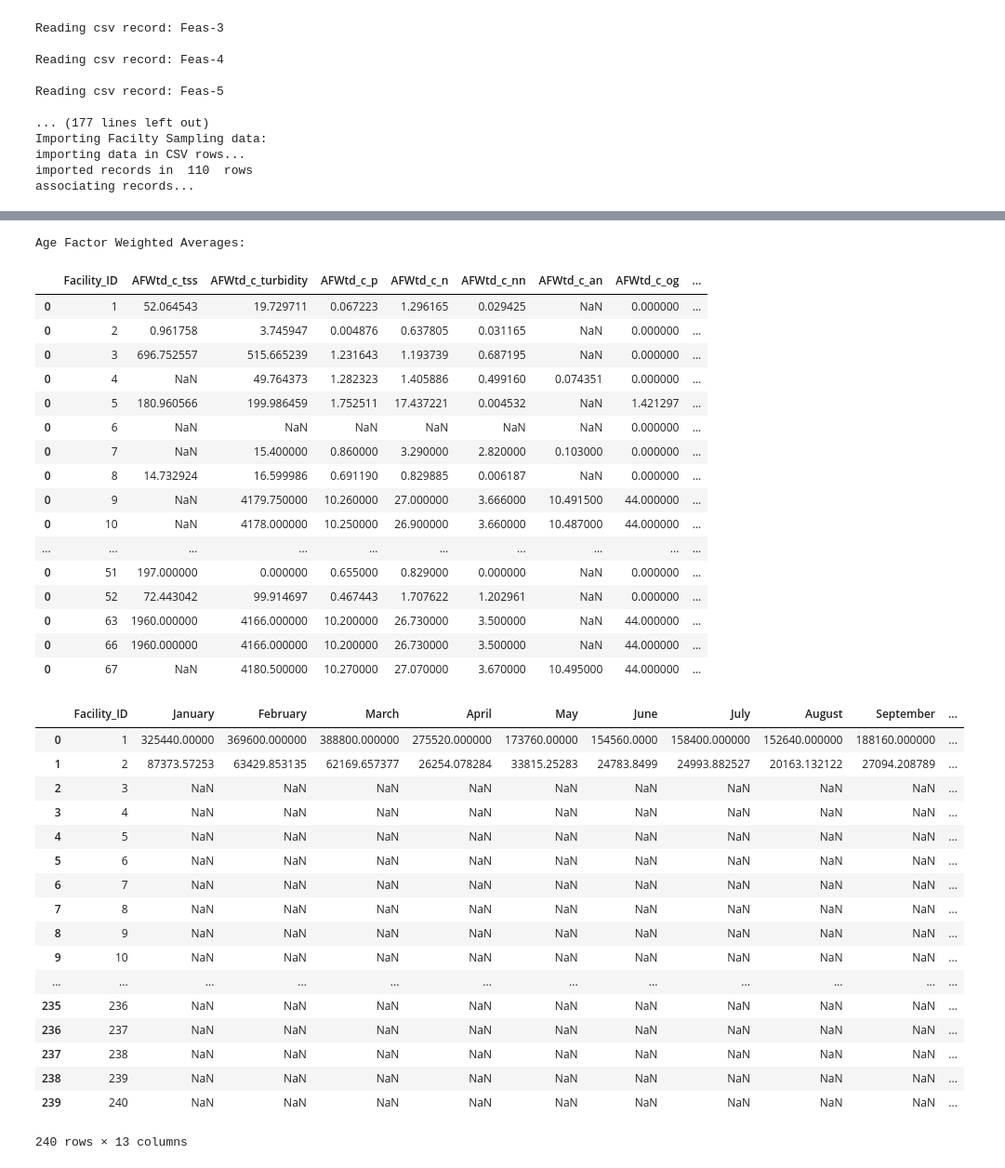
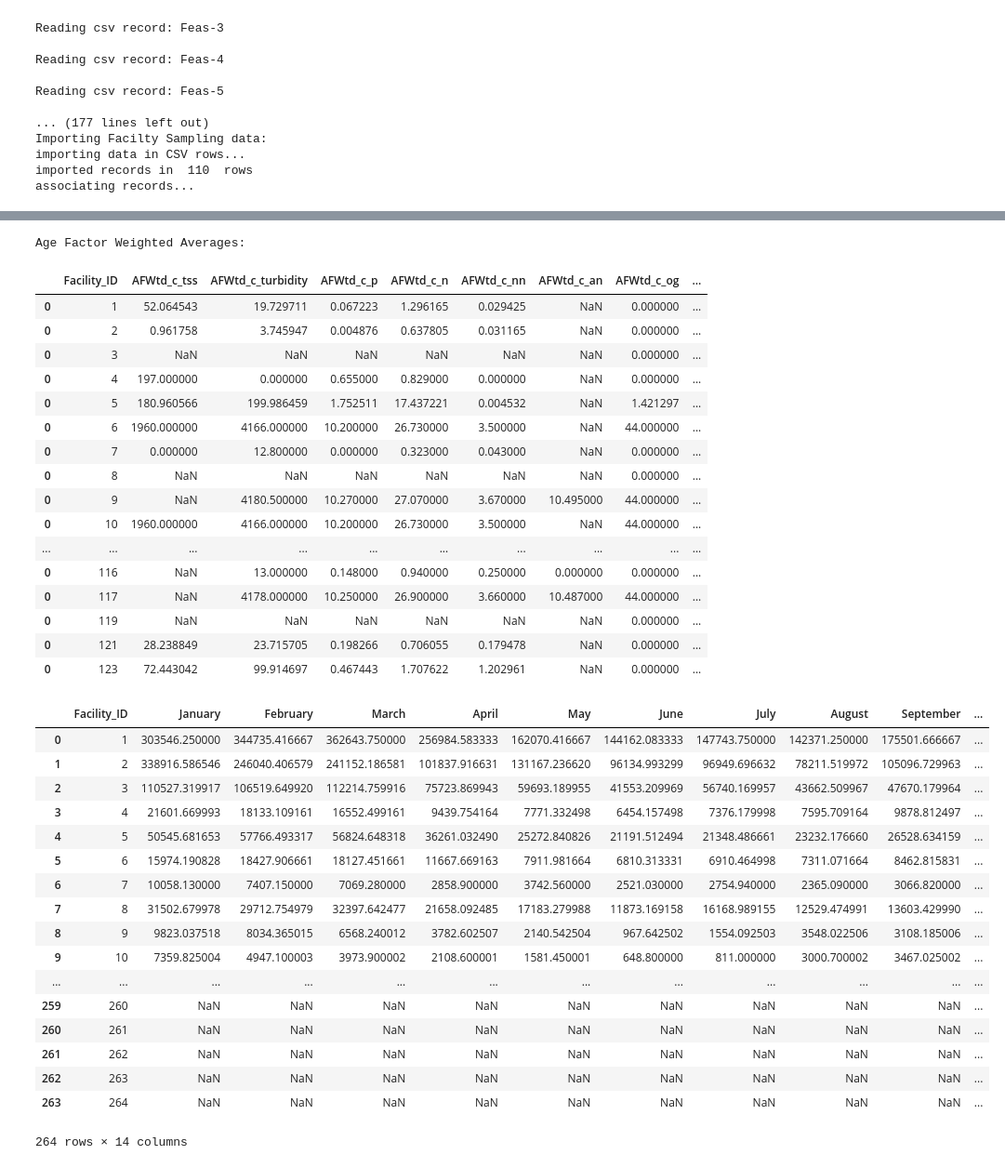
Before and after one commit to mallen69/Project_Sprint_7, a Jupyter notebook: Sprint03_Data_Operation/_jonhonda_dat/special_prj/Jon_Special_Project_v2.ipynb, the cells around one changed output, grey strips where cells are left out. Shown at 93% size. Drawn from its saved outputs; the diff is of its cells as text; code cells hidden in the pictures.

Commit message:
SP Update: Modify Rainfall Volume
include annual runoff volume, convert rainfall inches to feet

```diff
--- a/Sprint03_Data_Operation/_jonhonda_dat/special_prj/Jon_Special_Project_v2.ipynb
+++ b/Sprint03_Data_Operation/_jonhonda_dat/special_prj/Jon_Special_Project_v2.ipynb
@@ -419,7 +436,7 @@ Concentrations in excess of wet/dry season NELs
 106 rows × 15 columns
 # %%
 '''
-CALCULATE AGE FACTOR WEIGHTED AVERAGE FOR EACH CONSTITUENT:
+CALCULATE AGE FACTOR WEIGHTED AVERAGE FOR EACH CONSTITUENT EXCEEDANCE:
 
 Age factor acknowledges fact that more recent samples are a better representation of facility pollutant discharge
 (i.e. sampling data) and housekeeping-operations (i.e. inspections) realities. But, historic data as a whole also tells part
@@ -448,58 +465,61 @@ Age Factor Weighted Averages:
 |  | Facility_ID | AFWtd_c_tss | AFWtd_c_turbidity | AFWtd_c_p | AFWtd_c_n | AFWtd_c_nn | AFWtd_c_an | AFWtd_c_og | ... |
 | 0 | 1 | 52.064543 | 19.729711 | 0.067223 | 1.296165 | 0.029425 | NaN | 0.000000 | ... |
 | 0 | 2 | 0.961758 | 3.745947 | 0.004876 | 0.637805 | 0.031165 | NaN | 0.000000 | ... |
-| 0 | 3 | 696.752557 | 515.665239 | 1.231643 | 1.193739 | 0.687195 | NaN | 0.000000 | ... |
-| 0 | 4 | NaN | 49.764373 | 1.282323 | 1.405886 | 0.499160 | 0.074351 | 0.000000 | ... |
+| 0 | 3 | NaN | NaN | NaN | NaN | NaN | NaN | 0.000000 | ... |
+| 0 | 4 | 197.000000 | 0.000000 | 0.655000 | 0.829000 | 0.000000 | NaN | 0.000000 | ... |
 | 0 | 5 | 180.960566 | 199.986459 | 1.752511 | 17.437221 | 0.004532 | NaN | 1.421297 | ... |
-| 0 | 6 | NaN | NaN | NaN | NaN | NaN | NaN | 0.000000 | ... |
-| 0 | 7 | NaN | 15.400000 | 0.860000 | 3.290000 | 2.820000 | 0.103000 | 0.000000 | ... |
-| 0 | 8 | 14.732924 | 16.599986 | 0.691190 | 0.829885 | 0.006187 | NaN | 0.000000 | ... |
-| 0 | 9 | NaN | 4179.750000 | 10.260000 | 27.000000 | 3.666000 | 10.491500 | 44.000000 | ... |
-| 0 | 10 | NaN | 4178.000000 | 10.250000 | 26.900000 | 3.660000 | 10.487000 | 44.000000 | ... |
+| 0 | 6 | 1960.000000 | 4166.000000 | 10.200000 | 26.730000 | 3.500000 | NaN | 44.000000 | ... |
+| 0 | 7 | 0.000000 | 12.800000 | 0.000000 | 0.323000 | 0.043000 | NaN | 0.000000 | ... |
+| 0 | 8 | NaN | NaN | NaN | NaN | NaN | NaN | 0.000000 | ... |
+| 0 | 9 | NaN | 4180.500000 | 10.270000 | 27.070000 | 3.670000 | 10.495000 | 44.000000 | ... |
+| 0 | 10 | 1960.000000 | 4166.000000 | 10.200000 | 26.730000 | 3.500000 | NaN | 44.000000 | ... |
 | ... | ... | ... | ... | ... | ... | ... | ... | ... | ... |
-| 0 | 51 | 197.000000 | 0.000000 | 0.655000 | 0.829000 | 0.000000 | NaN | 0.000000 | ... |
-| 0 | 52 | 72.443042 | 99.914697 | 0.467443 | 1.707622 | 1.202961 | NaN | 0.000000 | ... |
-| 0 | 63 | 1960.000000 | 4166.000000 | 10.200000 | 26.730000 | 3.500000 | NaN | 44.000000 | ... |
-| 0 | 66 | 1960.000000 | 4166.000000 | 10.200000 | 26.730000 | 3.500000 | NaN | 44.000000 | ... |
-| 0 | 67 | NaN | 4180.500000 | 10.270000 | 27.070000 | 3.670000 | 10.495000 | 44.000000 | ... |
+| 0 | 116 | NaN | 13.000000 | 0.148000 | 0.940000 | 0.250000 | 0.000000 | 0.000000 | ... |
+| 0 | 117 | NaN | 4178.000000 | 10.250000 | 26.900000 | 3.660000 | 10.487000 | 44.000000 | ... |
+| 0 | 119 | NaN | NaN | NaN | NaN | NaN | NaN | 0.000000 | ... |
+| 0 | 121 | 28.238849 | 23.715705 | 0.198266 | 0.706055 | 0.179478 | NaN | 0.000000 | ... |
+| 0 | 123 | 72.443042 | 99.914697 | 0.467443 | 1.707622 | 1.202961 | NaN | 0.000000 | ... |
 # %%
 #calculate monthly runoff volumes in cubic feet for each facility.
 #hold data in dataframe called pd_RunoffVols
 import calendar
 
 #get facility imperviousness and area. order by Facility_ID so it's given in same order as monthly rain data dataframe
 q_facDat = session.query(Facility_Chars.id.label('Facility_ID'),
-                         Facility_Chars.Drainage_Area_Acres.label('Drn_Area'),
+                         Facility_Chars.Fac_Area,
                          Facility_Chars.Imperv.label('Imperv')).order_by('Facility_ID')
 pd_facDat = pd.read_sql(q_facDat.statement,session.bind)
 
 #get monthly rain data for each facility. order by facility_id so order matches facility data dataframe
 q_rain = session.query(Facility_Chars.id.label('Facility_ID'), Facility_Monthly_Rain).filter(
     Facility_Chars.facility_monthly_rain_id == Facility_Monthly_Rain.id).order_by('Facility_ID')
 pd_rainDat = pd.read_sql(q_rain.statement,session.bind)
 
 #create a new dataframe to hold rain volumes
 pd_RunoffVols = pd_facDat.loc[:,['Facility_ID']] #put facilities into the new dataframe
 #now calculate volumes for each month:
 for mo in range(1,13):
-    pd_RunoffVols[calendar.month_name[mo]] = pd.DataFrame(pd_facDat['Drn_Area'] * pd_facDat['Imperv'] * pd_rainDat[calendar.month_name[mo]])
+    pd_RunoffVols[calendar.month_name[mo]] = pd.DataFrame(pd_facDat['Fac_Area'] * pd_facDat['Imperv'] * pd_rainDat[calendar.month_name[mo]]/12)
+#add monthlys together to get annual volume
+pd_RunoffVols['Annual_Volume'] = pd_RunoffVols[[calendar.month_name[mo] for mo in range (1,13)]].sum(axis = 1)
+
 display(pd_RunoffVols)
 # %% [output]
 |  | Facility_ID | January | February | March | April | May | June | July | August | September | ... |
-| 0 | 1 | 325440.00000 | 369600.000000 | 388800.000000 | 275520.000000 | 173760.00000 | 154560.0000 | 158400.000000 | 152640.000000 | 188160.000000 | ... |
-| 1 | 2 | 87373.57253 | 63429.853135 | 62169.657377 | 26254.078284 | 33815.25283 | 24783.8499 | 24993.882527 | 20163.132122 | 27094.208789 | ... |
-| 2 | 3 | NaN | NaN | NaN | NaN | NaN | NaN | NaN | NaN | NaN | ... |
-| 3 | 4 | NaN | NaN | NaN | NaN | NaN | NaN | NaN | NaN | NaN | ... |
-| 4 | 5 | NaN | NaN | NaN | NaN | NaN | NaN | NaN | NaN | NaN | ... |
-| 5 | 6 | NaN | NaN | NaN | NaN | NaN | NaN | NaN | NaN | NaN | ... |
-| 6 | 7 | NaN | NaN | NaN | NaN | NaN | NaN | NaN | NaN | NaN | ... |
-| 7 | 8 | NaN | NaN | NaN | NaN | NaN | NaN | NaN | NaN | NaN | ... |
-| 8 | 9 | NaN | NaN | NaN | NaN | NaN | NaN | NaN | NaN | NaN | ... |
-| 9 | 10 | NaN | NaN | NaN | NaN | NaN | NaN | NaN | NaN | NaN | ... |
+| 0 | 1 | 303546.250000 | 344735.416667 | 362643.750000 | 256984.583333 | 162070.416667 | 144162.083333 | 147743.750000 | 142371.250000 | 175501.666667 | ... |
+| 1 | 2 | 338916.586546 | 246040.406579 | 241152.186581 | 101837.916631 | 131167.236620 | 96134.993299 | 96949.696632 | 78211.519972 | 105096.729963 | ... |
+| 2 | 3 | 110527.319917 | 106519.649920 | 112214.759916 | 75723.869943 | 59693.189955 | 41553.209969 | 56740.169957 | 43662.509967 | 47670.179964 | ... |
+| 3 | 4 | 21601.669993 | 18133.109161 | 16552.499161 | 9439.754164 | 7771.332498 | 6454.157498 | 7376.179998 | 7595.709164 | 9878.812497 | ... |
+| 4 | 5 | 50545.681653 | 57766.493317 | 56824.648318 | 36261.032490 | 25272.840826 | 21191.512494 | 21348.486661 | 23232.176660 | 26528.634159 | ... |
+| 5 | 6 | 15974.190828 | 18427.906661 | 18127.451661 | 11667.669163 | 7911.981664 | 6810.313331 | 6910.464998 | 7311.071664 | 8462.815831 | ... |
+| 6 | 7 | 10058.130000 | 7407.150000 | 7069.280000 | 2858.900000 | 3742.560000 | 2521.030000 | 2754.940000 | 2365.090000 | 3066.820000 | ... |
+| 7 | 8 | 31502.679978 | 29712.754979 | 32397.642477 | 21658.092485 | 17183.279988 | 11873.169158 | 16168.989155 | 12529.474991 | 13603.429990 | ... |
+| 8 | 9 | 9823.037518 | 8034.365015 | 6568.240012 | 3782.602507 | 2140.542504 | 967.642502 | 1554.092503 | 3548.022506 | 3108.185006 | ... |
+| 9 | 10 | 7359.825004 | 4947.100003 | 3973.900002 | 2108.600001 | 1581.450001 | 648.800000 | 811.000000 | 3000.700002 | 3467.025002 | ... |
 | ... | ... | ... | ... | ... | ... | ... | ... | ... | ... | ... | ... |
-| 235 | 236 | NaN | NaN | NaN | NaN | NaN | NaN | NaN | NaN | NaN | ... |
-| 236 | 237 | NaN | NaN | NaN | NaN | NaN | NaN | NaN | NaN | NaN | ... |
-| 237 | 238 | NaN | NaN | NaN | NaN | NaN | NaN | NaN | NaN | NaN | ... |
-| 238 | 239 | NaN | NaN | NaN | NaN | NaN | NaN | NaN | NaN | NaN | ... |
-| 239 | 240 | NaN | NaN | NaN | NaN | NaN | NaN | NaN | NaN | NaN | ... |
+| 259 | 260 | NaN | NaN | NaN | NaN | NaN | NaN | NaN | NaN | NaN | ... |
+| 260 | 261 | NaN | NaN | NaN | NaN | NaN | NaN | NaN | NaN | NaN | ... |
+| 261 | 262 | NaN | NaN | NaN | NaN | NaN | NaN | NaN | NaN | NaN | ... |
+| 262 | 263 | NaN | NaN | NaN | NaN | NaN | NaN | NaN | NaN | NaN | ... |
+| 263 | 264 | NaN | NaN | NaN | NaN | NaN | NaN | NaN | NaN | NaN | ... |
-240 rows × 13 columns
+264 rows × 14 columns
```
Also changed, not shown: parts of 6 cells of this notebook, 5 other files.
